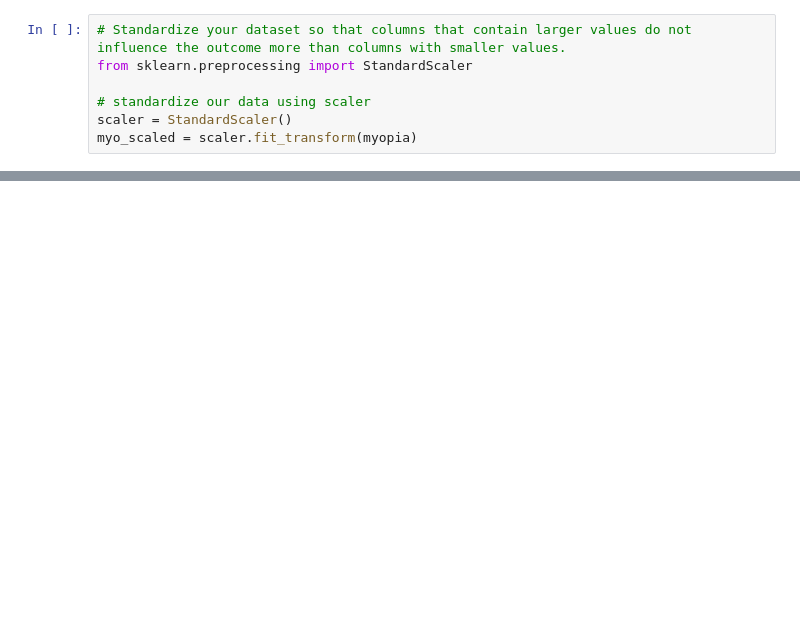
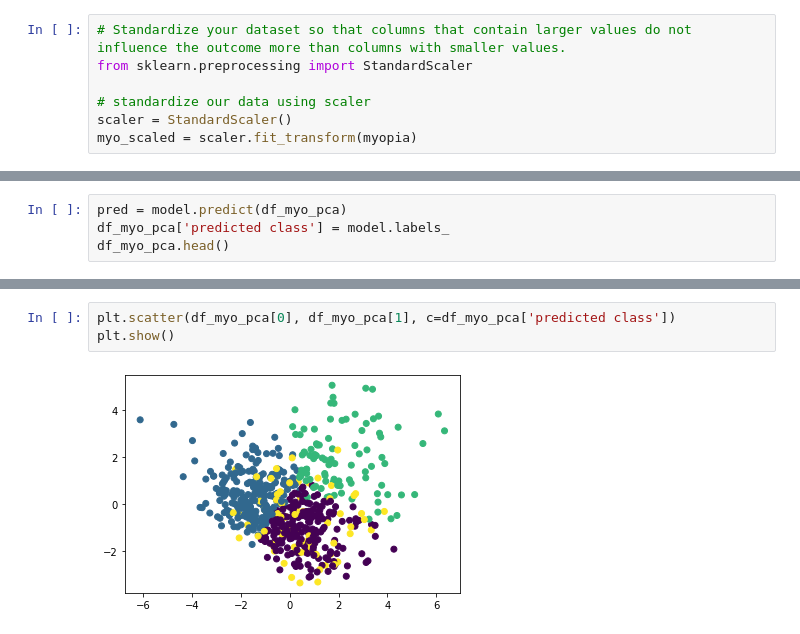
Before and after one commit to tylerhill122/myopia-clusters, a Jupyter notebook: myopia.ipynb, the cells around one changed output, grey strips where cells are left out. Drawn from its saved outputs; the diff is of its cells as text; blank space fills up the shorter version.

```diff
--- a/myopia.ipynb
+++ b/myopia.ipynb
@@ -63,0 +95,4 @@ plt.show()
+# %%
+pred = model.predict(df_myo_pca)
+df_myo_pca['predicted class'] = model.labels_
+df_myo_pca.head()
@@ -63,0 +106,5 @@ plt.show()
+# %%
+plt.scatter(df_myo_pca[0], df_myo_pca[1], c=df_myo_pca['predicted class'])
+plt.show()
+# %% [output]
+[figure, added]
```
Also changed, not shown: parts of 13 cells of this notebook.
